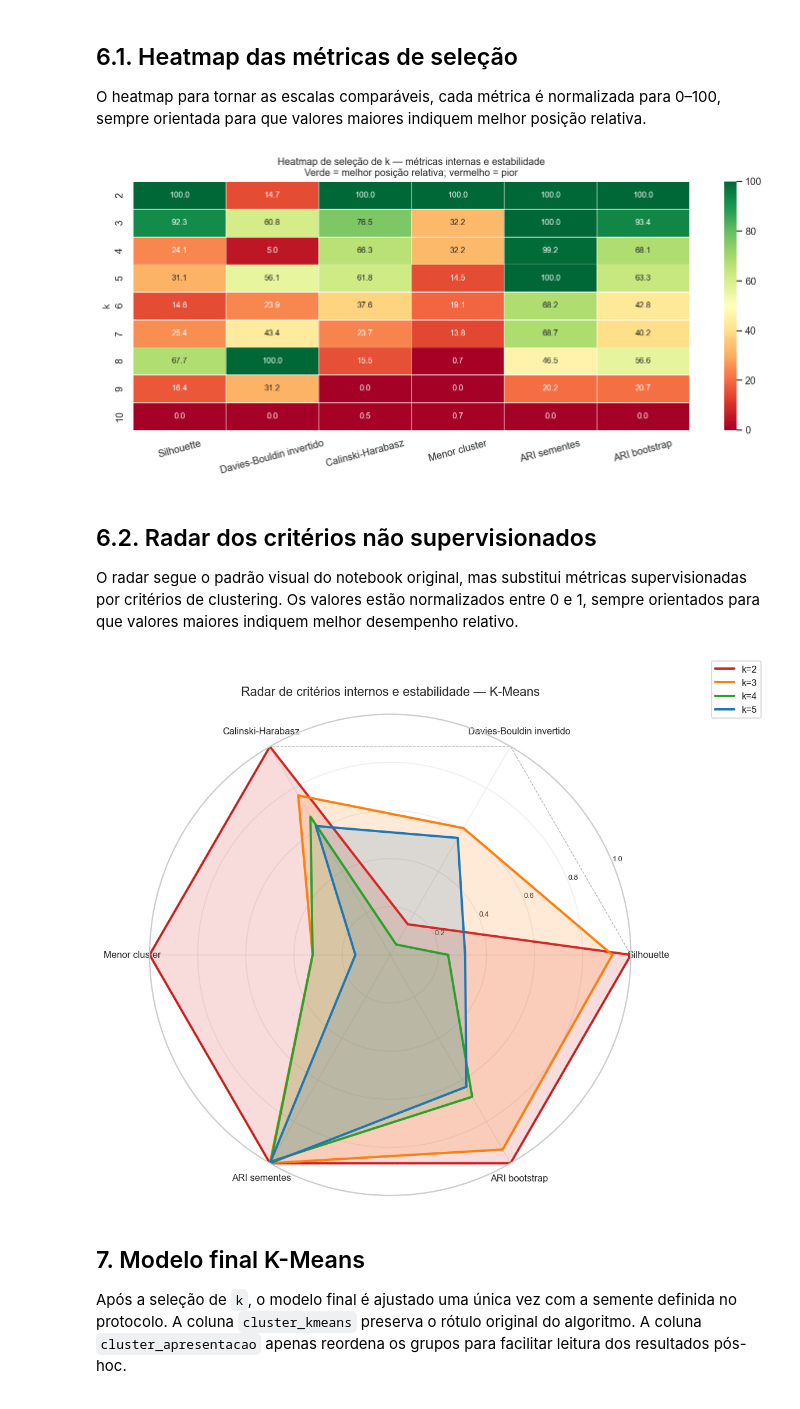
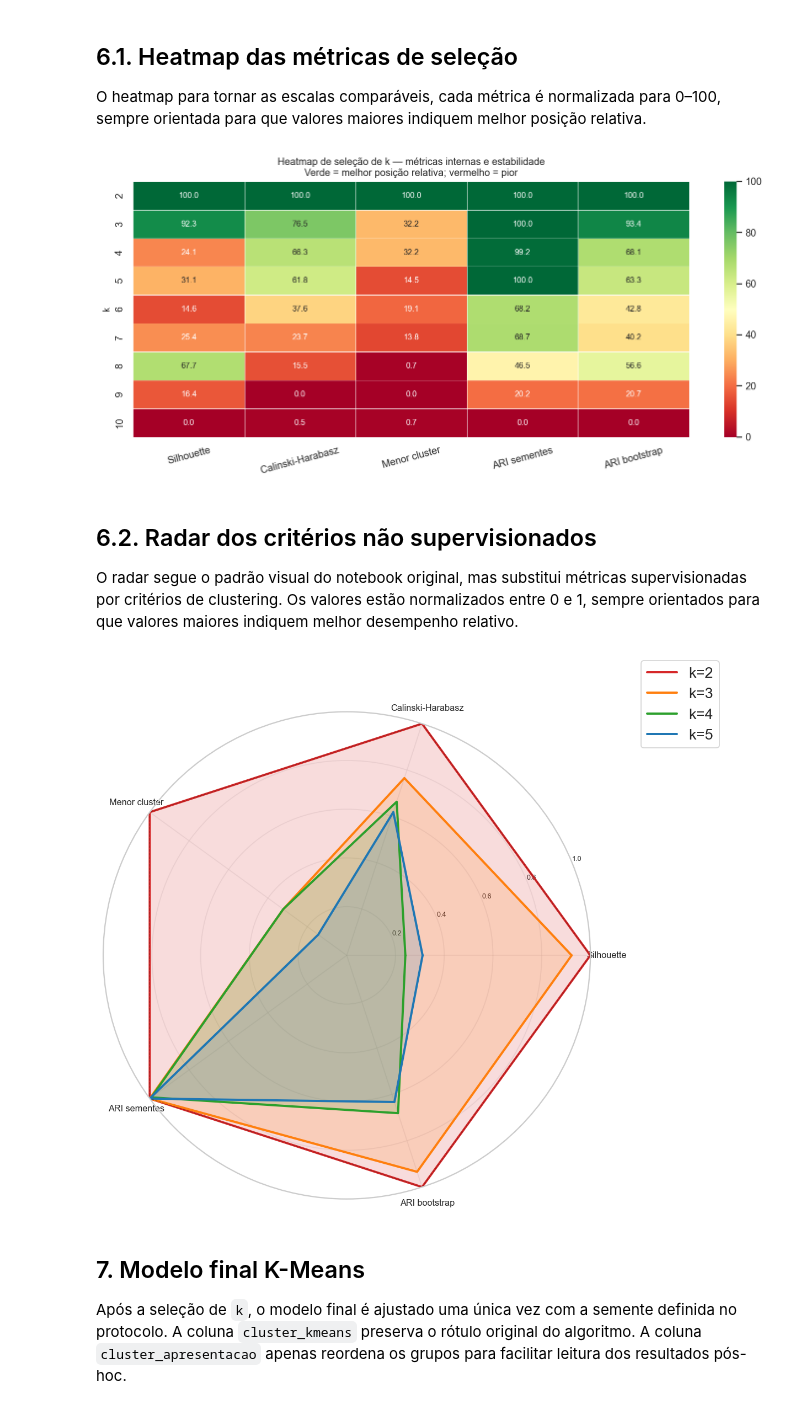
Before and after one commit to Bruno-P-d-E/mineracao-de-dados-clima-soja-parana, a Jupyter notebook: src/mining/unsupervised.ipynb, the cells around one changed output. Drawn from its saved outputs; the diff is of its cells as text; code cells hidden in the pictures.

Commit message:
Atualiza notebook não supervisionado com ajustes de métricas e legendas dos mapas

```diff
--- a/src/mining/unsupervised.ipynb
+++ b/src/mining/unsupervised.ipynb
@@ -156,7 +155,6 @@ def compute_internal_metrics(X: np.ndarray, labels: np.ndarray) -> dict[str, flo
     counts = pd.Series(labels).value_counts().sort_index()
     return {
         "silhouette":        float(silhouette_score(X, labels)),
-        "davies_bouldin":    float(davies_bouldin_score(X, labels)),
         "calinski_harabasz": float(calinski_harabasz_score(X, labels)),
         "min_cluster_share": float(counts.min() / len(labels)),
         "cluster_size_cv":   float(counts.std(ddof=0) / counts.mean()),
@@ -518,7 +515,6 @@ O heatmap para tornar as escalas comparáveis, cada métrica é normalizada para
 # %%
 heat_data = selection.set_index("k")[[
     "silhouette",
-    "davies_bouldin",
     "calinski_harabasz",
     "min_cluster_share",
     "seed_stability_ari_mean",
@@ -527,7 +523,6 @@ heat_data = selection.set_index("k")[[
 
 oriented = pd.DataFrame(index=heat_data.index)
 oriented["Silhouette"]              = heat_data["silhouette"]
-oriented["Davies-Bouldin invertido"]= -heat_data["davies_bouldin"]
 oriented["Calinski-Harabasz"]       = heat_data["calinski_harabasz"]
 oriented["Menor cluster"]           = heat_data["min_cluster_share"]
 oriented["ARI sementes"]            = heat_data["seed_stability_ari_mean"]
@@ -559,7 +554,7 @@ plt.tight_layout()
 fig.savefig(OUTPUT_DIR / "kmeans_selection_heatmap.png", dpi=170, bbox_inches="tight")
 plt.show()
 # %% [output]
-[figure, old version]
+[figure, new version]
 # %% [markdown]
 ## 6.2. Radar dos critérios não supervisionados
 
@@ -567,41 +562,39 @@ O radar segue o padrão visual do notebook original, mas substitui métricas sup
 # %%
 radar_metrics = [
     "Silhouette",
-    "Davies-Bouldin invertido",
     "Calinski-Harabasz",
     "Menor cluster",
     "ARI sementes",
     "ARI bootstrap",
 ]
 radar_k_values = selection_ranked["k"].head(min(4, len(selection_ranked))).astype(int).tolist()
 
 angles = np.linspace(0, 2 * np.pi, len(radar_metrics), endpoint=False).tolist()
 angles += angles[:1]
 
 fig, ax = plt.subplots(figsize=(8.5, 8), subplot_kw=dict(polar=True))
 
 for idx, k_value in enumerate(radar_k_values):
     values = (heat_norm.loc[k_value, radar_metrics] / 100).to_numpy().tolist()
     values += values[:1]
     color = PALETTE[idx % len(PALETTE)]
     ax.plot(angles, values, color=color, lw=2.2, label=f"k={k_value}")
     ax.fill(angles, values, color=color, alpha=0.16)
 
 ax.plot(angles, [1] * len(angles), "k--", lw=0.7, alpha=0.35)
 ax.set_xticks(angles[:-1])
 ax.set_xticklabels(radar_metrics, fontsize=9)
 ax.set_ylim(0, 1)
 ax.set_yticks([0.2, 0.4, 0.6, 0.8, 1.0])
 ax.set_yticklabels(["0.2", "0.4", "0.6", "0.8", "1.0"], fontsize=7)
-ax.set_title("Radar de critérios internos e estabilidade — K-Means", fontsize=12, pad=18)
-ax.legend(loc="upper right", bbox_to_anchor=(1.28, 1.12), fontsize=9)
+ax.legend(loc="upper right", bbox_to_anchor=(1.28, 1.12), fontsize=15)
 ax.grid(alpha=0.3)
 
 plt.tight_layout()
 fig.savefig(OUTPUT_DIR / "kmeans_radar_internal_stability.png", dpi=170, bbox_inches="tight")
 plt.show()
 # %% [output]
-[figure, old version]
+[figure, new version]
 # %% [markdown]
 ## 7. Modelo final K-Means
 
```
Also changed, not shown: parts of 10 cells of this notebook, 22 other files.
